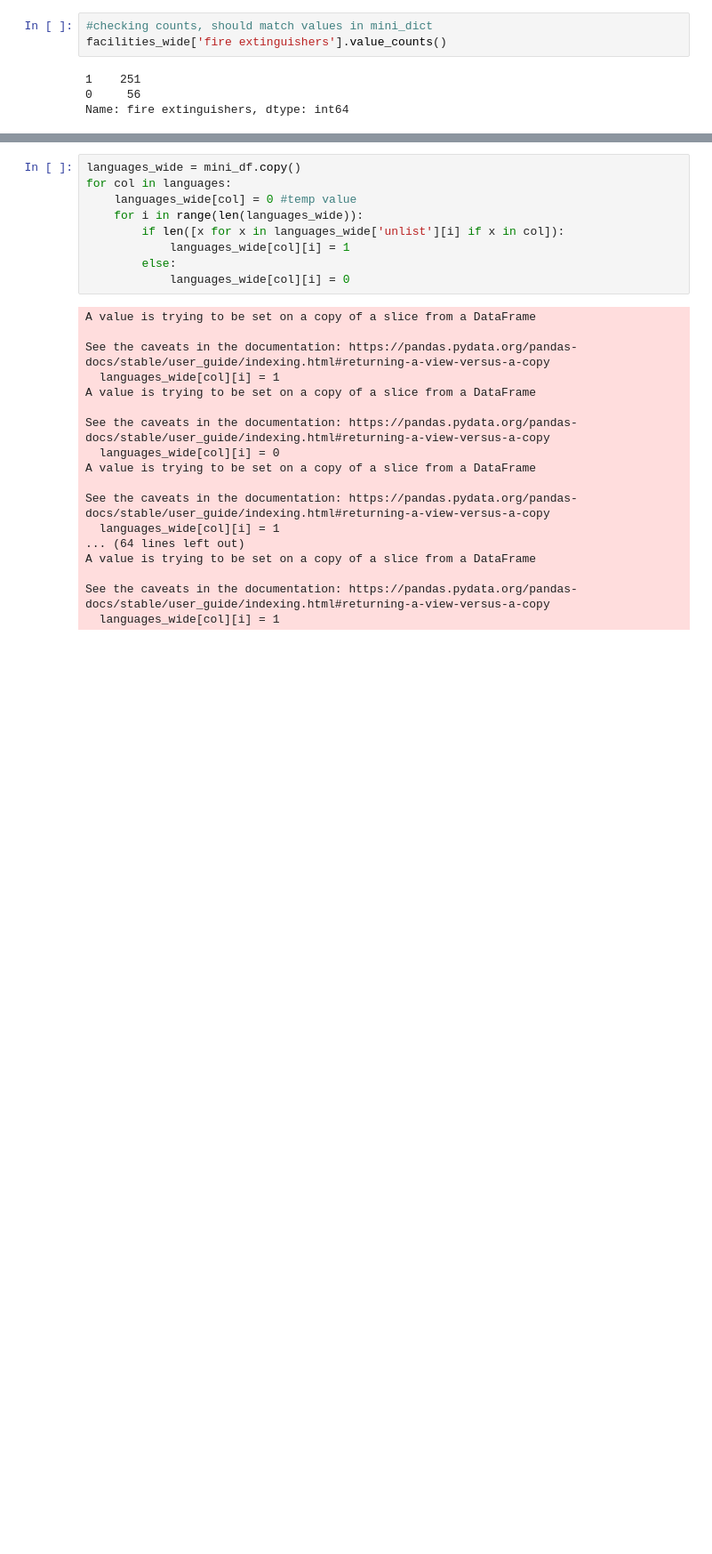
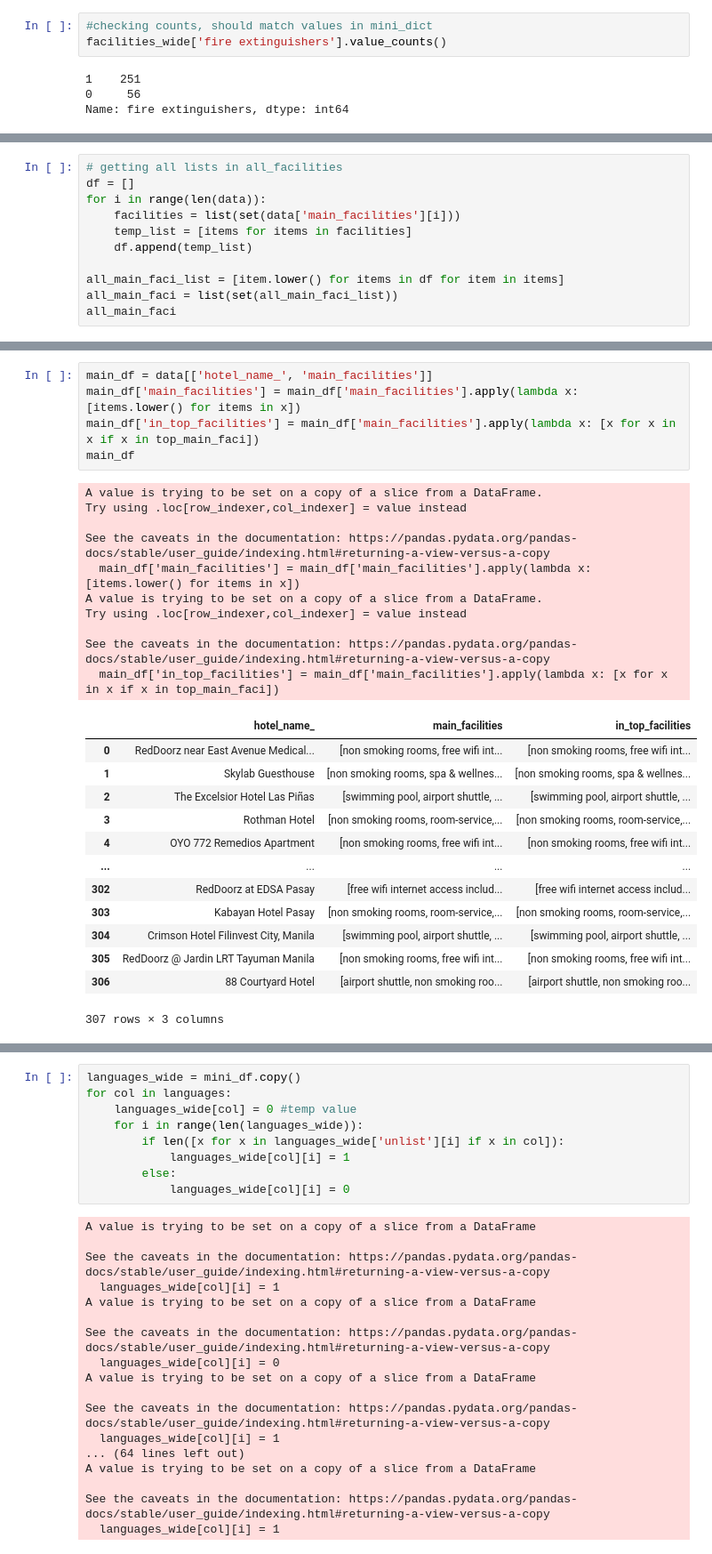
Before and after one commit to ejmasuncion/dsf10_capstone, a Jupyter notebook: cleaning/facilities.ipynb, the cells around one changed output, grey strips where cells are left out. Shown: that part at 89% size. Drawn from its saved outputs; the diff is of its cells as text; blank space fills up the shorter version.

```diff
--- a/cleaning/facilities.ipynb
+++ b/cleaning/facilities.ipynb
@@ -245,0 +272,11 @@ Name: fire extinguishers, dtype: int64
+# %%
+# getting all lists in all_facilities
+df = []
+for i in range(len(data)):
+    facilities = list(set(data['main_facilities'][i]))
+    temp_list = [items for items in facilities]
+    df.append(temp_list)
+
+all_main_faci_list = [item.lower() for items in df for item in items]
+all_main_faci = list(set(all_main_faci_list))
+all_main_faci
@@ -245,0 +362,29 @@ Name: fire extinguishers, dtype: int64
+# %%
+main_df = data[['hotel_name_', 'main_facilities']]
+main_df['main_facilities'] = main_df['main_facilities'].apply(lambda x: [items.lower() for items in x])
+main_df['in_top_facilities'] = main_df['main_facilities'].apply(lambda x: [x for x in x if x in top_main_faci])
+main_df
+# %% [output]
+A value is trying to be set on a copy of a slice from a DataFrame.
+Try using .loc[row_indexer,col_indexer] = value instead
+
+See the caveats in the documentation: https://pandas.pydata.org/pandas-docs/stable/user_guide/indexing.html#returning-a-view-versus-a-copy
+  main_df['main_facilities'] = main_df['main_facilities'].apply(lambda x: [items.lower() for items in x])
+A value is trying to be set on a copy of a slice from a DataFrame.
+Try using .loc[row_indexer,col_indexer] = value instead
+
+See the caveats in the documentation: https://pandas.pydata.org/pandas-docs/stable/user_guide/indexing.html#returning-a-view-versus-a-copy
+  main_df['in_top_facilities'] = main_df['main_facilities'].apply(lambda x: [x for x in x if x in top_main_faci])
+|  | hotel_name_ | main_facilities | in_top_facilities |
+| 0 | RedDoorz near East Avenue Medical... | [non smoking rooms, free wifi int... | [non smoking rooms, free wifi int... |
+| 1 | Skylab Guesthouse | [non smoking rooms, spa & wellnes... | [non smoking rooms, spa & wellnes... |
+| 2 | The Excelsior Hotel Las Piñas | [swimming pool, airport shuttle, ... | [swimming pool, airport shuttle, ... |
+| 3 | Rothman Hotel | [non smoking rooms, room-service,... | [non smoking rooms, room-service,... |
+| 4 | OYO 772 Remedios Apartment | [non smoking rooms, free wifi int... | [non smoking rooms, free wifi int... |
+| ... | ... | ... | ... |
+| 302 | RedDoorz at EDSA Pasay | [free wifi internet access includ... | [free wifi internet access includ... |
+| 303 | Kabayan Hotel Pasay | [non smoking rooms, room-service,... | [non smoking rooms, room-service,... |
+| 304 | Crimson Hotel Filinvest City, Manila | [swimming pool, airport shuttle, ... | [swimming pool, airport shuttle, ... |
+| 305 | RedDoorz @ Jardin LRT Tayuman Manila | [non smoking rooms, free wifi int... | [non smoking rooms, free wifi int... |
+| 306 | 88 Courtyard Hotel | [airport shuttle, non smoking roo... | [airport shuttle, non smoking roo... |
+307 rows × 3 columns
```
Also changed, not shown: parts of 14 cells of this notebook, 1 other file.
